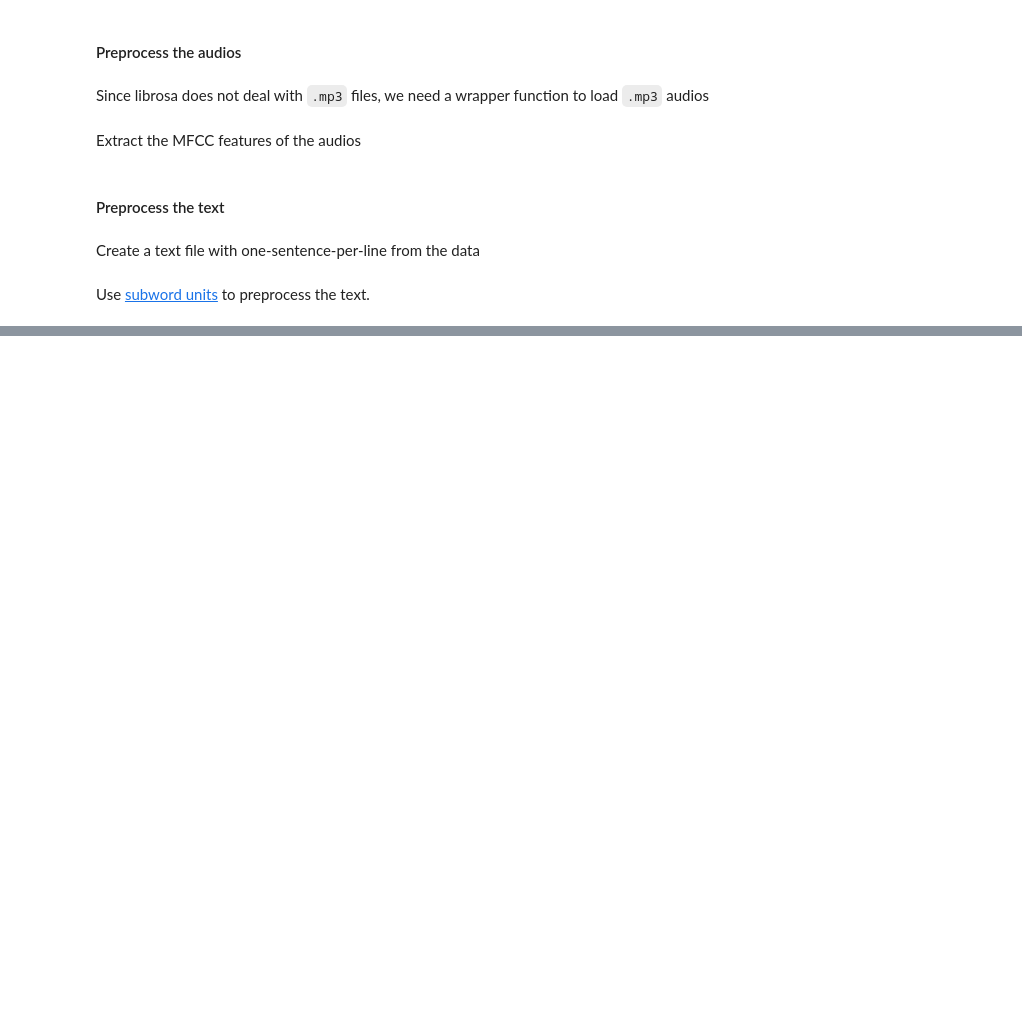
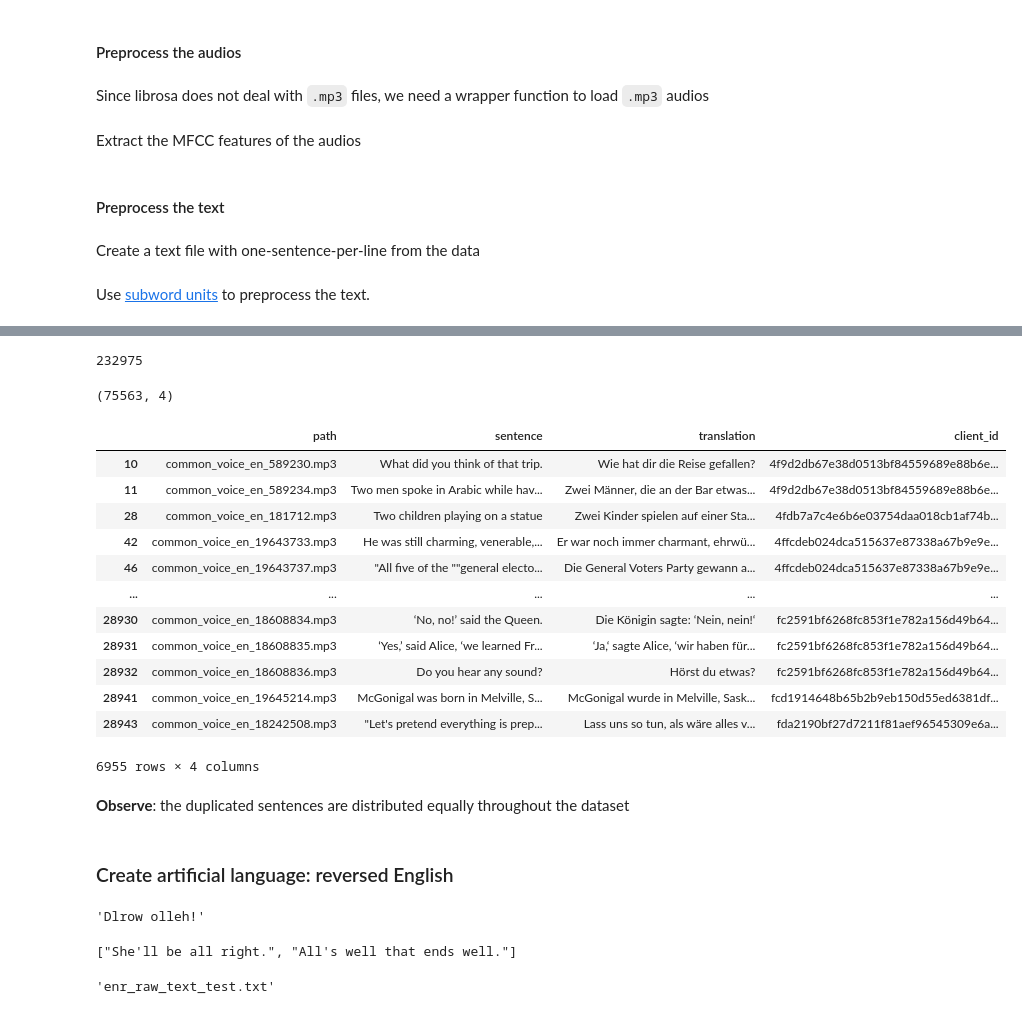
Before and after one commit to TuAnh23/MultiModalST, a Jupyter notebook: notebooks/Covost2.ipynb, the cells around one changed output, grey strips where cells are left out. Drawn from its saved outputs; the diff is of its cells as text; code cells hidden in the pictures; blank space fills up the shorter version.

```diff
--- a/notebooks/Covost2.ipynb
+++ b/notebooks/Covost2.ipynb
@@ -341,0 +359,2 @@ preprocess_transcription('translated', train_df, val_df, test_df, train_audios_l
+# %%
+df = pd.read_csv("../data/CoVoST2/covost2/en_de/covost_v2.en_de.train.tsv", sep='\t', header=0, encoding="utf-8", escapechar="\\", quoting=csv.QUOTE_NONE, na_filter=False)
@@ -341,0 +372,62 @@ preprocess_transcription('translated', train_df, val_df, test_df, train_audios_l
+# %%
+df['sentence'].nunique()
+# %% [output]
+232975
+# %%
+dup = df[df.duplicated(subset=['sentence'], keep=False)]
+dup.shape
+# %% [output]
+(75563, 4)
+# %%
+dup.loc[:round(289430/10)]
+# %% [output]
+|  | path | sentence | translation | client_id |
+| 10 | common_voice_en_589230.mp3 | What did you think of that trip. | Wie hat dir die Reise gefallen? | 4f9d2db67e38d0513bf84559689e88b6e... |
+| 11 | common_voice_en_589234.mp3 | Two men spoke in Arabic while hav... | Zwei Männer, die an der Bar etwas... | 4f9d2db67e38d0513bf84559689e88b6e... |
+| 28 | common_voice_en_181712.mp3 | Two children playing on a statue | Zwei Kinder spielen auf einer Sta... | 4fdb7a7c4e6b6e03754daa018cb1af74b... |
+| 42 | common_voice_en_19643733.mp3 | He was still charming, venerable,... | Er war noch immer charmant, ehrwü... | 4ffcdeb024dca515637e87338a67b9e9e... |
+| 46 | common_voice_en_19643737.mp3 | "All five of the ""general electo... | Die General Voters Party gewann a... | 4ffcdeb024dca515637e87338a67b9e9e... |
+| ... | ... | ... | ... | ... |
+| 28930 | common_voice_en_18608834.mp3 | ‘No, no!’ said the Queen. | Die Königin sagte: ‘Nein, nein!‘ | fc2591bf6268fc853f1e782a156d49b64... |
+| 28931 | common_voice_en_18608835.mp3 | ‘Yes,’ said Alice, ‘we learned Fr... | ‘Ja,‘ sagte Alice, ‘wir haben für... | fc2591bf6268fc853f1e782a156d49b64... |
+| 28932 | common_voice_en_18608836.mp3 | Do you hear any sound? | Hörst du etwas? | fc2591bf6268fc853f1e782a156d49b64... |
+| 28941 | common_voice_en_19645214.mp3 | McGonigal was born in Melville, S... | McGonigal wurde in Melville, Sask... | fcd1914648b65b2b9eb150d55ed6381df... |
+| 28943 | common_voice_en_18242508.mp3 | "Let's pretend everything is prep... | Lass uns so tun, als wäre alles v... | fda2190bf27d7211f81aef96545309e6a... |
+6955 rows × 4 columns
+# %% [markdown]
+**Observe**: the duplicated sentences are distributed equally throughout the dataset
+# %% [markdown]
+### Create artificial language: reversed English
+# %%
+import string
+
+def reverse_sentence(line):
+    reverse_line = line[::-1]
+    reverse_line = reverse_line.lower()
+    reverse_line = reverse_line.translate(str.maketrans('', '', string.punctuation))
+    if line[-1] in string.punctuation:
+        # Put back the last punctuation of the sentence if any
+        reverse_line = reverse_line + line[-1]
+    # Capitalize the beginning of the sentence
+    reverse_line = reverse_line[0].upper() + reverse_line[1:]
+    return reverse_line
+
+reverse_sentence("Hello World!")
+# %% [output]
+'Dlrow olleh!'
+# %%
+def reverse_transcription(original_file, output_file):
+    with open(original_file, 'r', encoding="utf-8") as f:
+        original_sentences = f.readlines()
+    original_sentences = [sentence.rstrip('\n') for sentence in original_sentences]
+    print(original_sentences[:2])
+    with open(output_file, "w", encoding="utf-8") as out_file:
+        for sentence in original_sentences:
+            out_file.write(reverse_sentence(sentence))
+            out_file.write("\n")
+    return output_file
+
+reverse_transcription("en_raw_text_test.txt", "enr_raw_text_test.txt")
+# %% [output]
+["She'll be all right.", "All's well that ends well."]
+'enr_raw_text_test.txt'
```
Also changed, not shown: parts of 7 cells of this notebook, 2 other files.
